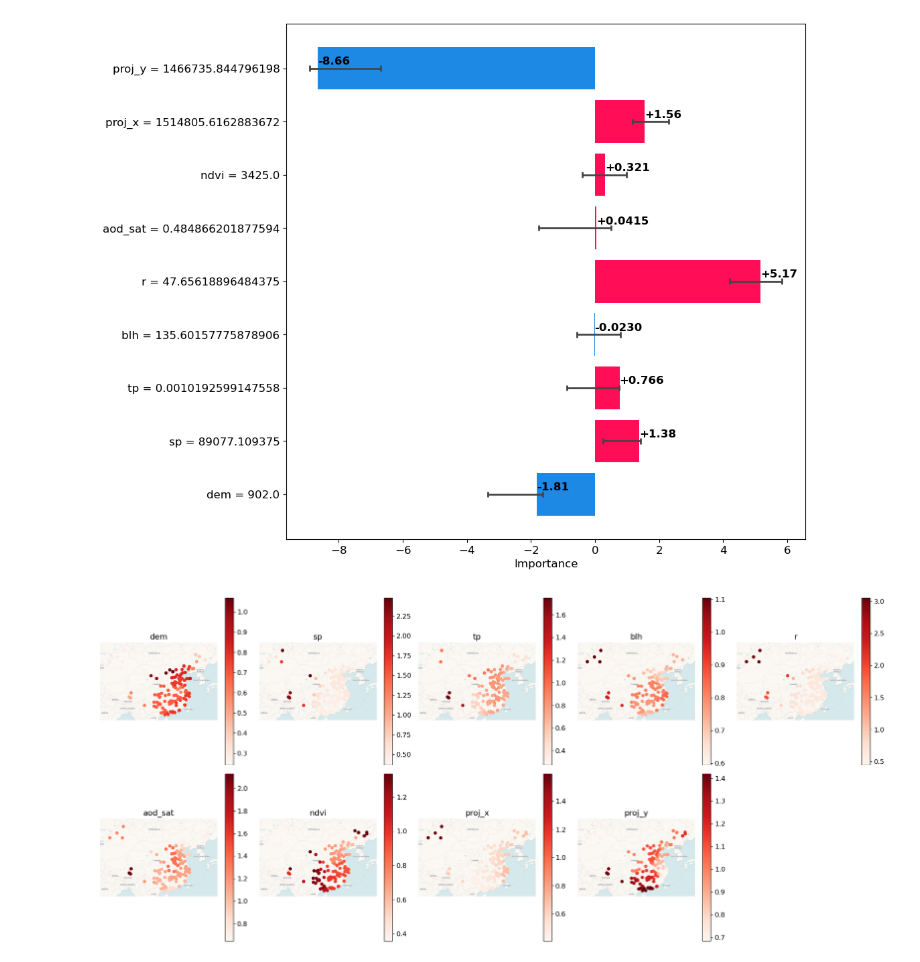
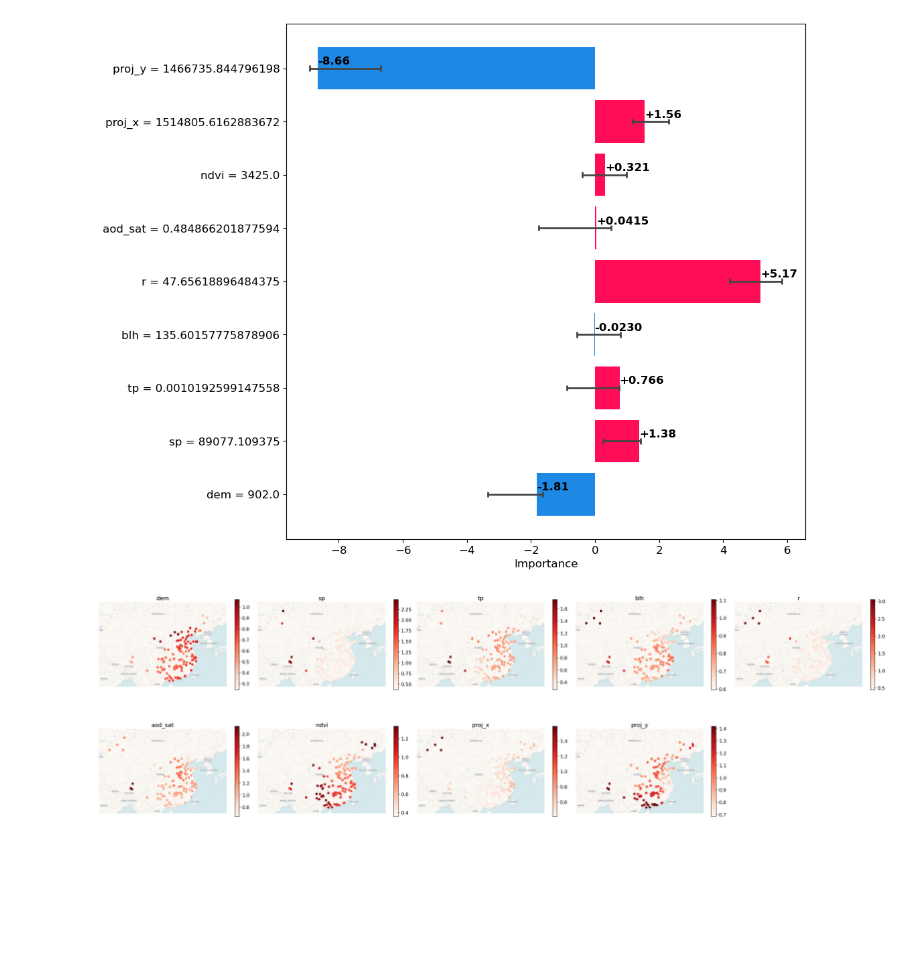
Before and after one commit to Vezarachan/GeoXCP, a Jupyter notebook: examples/ChinaPM25.ipynb, the cells around one changed output. Drawn from its saved outputs; the diff is of its cells as text; code cells hidden in the pictures; blank space fills up the shorter version.

```diff
--- a/examples/ChinaPM25.ipynb
+++ b/examples/ChinaPM25.ipynb
@@ -91,9 +91,9 @@ results.plot_absolute_shap_value_with_uncertainty()
 # %% [output]
 [figure]
 # %%
-results.plot_geo_uncertainty(figsize=(20, 10), shrink=0.8)
+results.plot_geo_uncertainty(figsize=(28, 10), shrink=0.6)
 # %% [output]
-[figure, old version]
+[figure, new version]
 # %%
 results.plot_partial_dependence_with_fitted_bounds()
 # %% [output]
```
Also changed, not shown: parts of 1 cell of this notebook, 4 other files.
